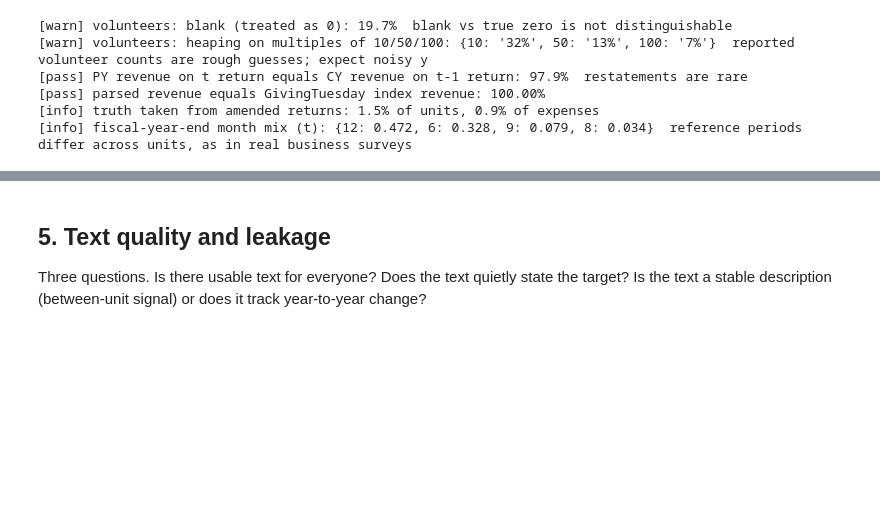
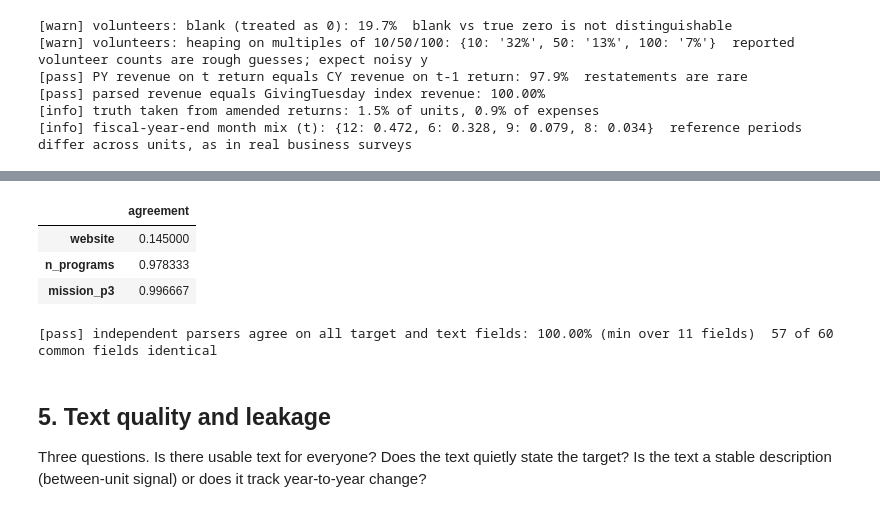
Before and after one commit to hananather/hananather, a Jupyter notebook: _research/embedding-auxiliary-variables/notebooks/01_data_and_red_team.ipynb, the cells around one changed output, grey strips where cells are left out. Saved outputs shown, nothing was run; the diff lists cells and outputs as text; code cells hidden in the pictures; blank space fills up the shorter version.

```diff
--- a/_research/embedding-auxiliary-variables/notebooks/01_data_and_red_team.ipynb
+++ b/_research/embedding-auxiliary-variables/notebooks/01_data_and_red_team.ipynb
@@ -173,3 +178,30 @@ check("fiscal-year-end month mix (t)", fye, "info", "reference periods differ ac
+# %%
+import random, parse990, parse990_min
+files = sorted(glob.glob(f"{DATA}/xml/2023/*.xml.gz")); random.Random(0).shuffle(files)
+A, B = [], []
+for f in files[:600]:
+    b_ = gzip.open(f).read(); A.append(parse990_min.parse_return(b_)); B.append(parse990.parse_return(b_))
+A, B = pd.DataFrame(A), pd.DataFrame(B)
+agree = {}
+for c in [c for c in A.columns if c in B.columns]:
+    a_, b_ = A[c], B[c]
+    if a_.dtype == object or b_.dtype == object:
+        agree[c] = (a_.fillna("").astype(str).str.strip().str.upper() == b_.fillna("").astype(str).str.strip().str.upper()).mean()
+    else:
+        agree[c] = (a_.fillna(-9e99) == b_.fillna(-9e99)).mean()
+agree = pd.Series(agree).sort_values()
+display(agree[agree < 1].rename("agreement").to_frame())
+y_fields = ["expenses_cy", "revenue_cy", "employees_p1", "volunteers", "gov_grants", "prog_rev_cy", "contrib_cy",
+            "salaries_cy", "func_exp_fundraising", "officer_comp", "mission_p1", "program_desc"]
+yf = [f for f in y_fields if f in agree.index]
+check("independent parsers agree on all target and text fields", f"{agree[yf].min():.2%} (min over {len(yf)} fields)",
+      "pass" if agree[yf].min() > 0.995 else "fail", f"{(agree == 1).sum()} of {len(agree)} common fields identical")
+# %% [output]
+|  | agreement |
+| website | 0.145000 |
+| n_programs | 0.978333 |
+| mission_p3 | 0.996667 |
+[pass] independent parsers agree on all target and text fields: 100.00% (min over 11 fields)  57 of 60 common fields identical
 # %% [markdown]
 ## 5. Text quality and leakage
 Three questions. Is there usable text for everyone? Does the text quietly state the target? Is the text a stable
```
Also changed, not shown: parts of 5 cells of this notebook, 14 other files.
